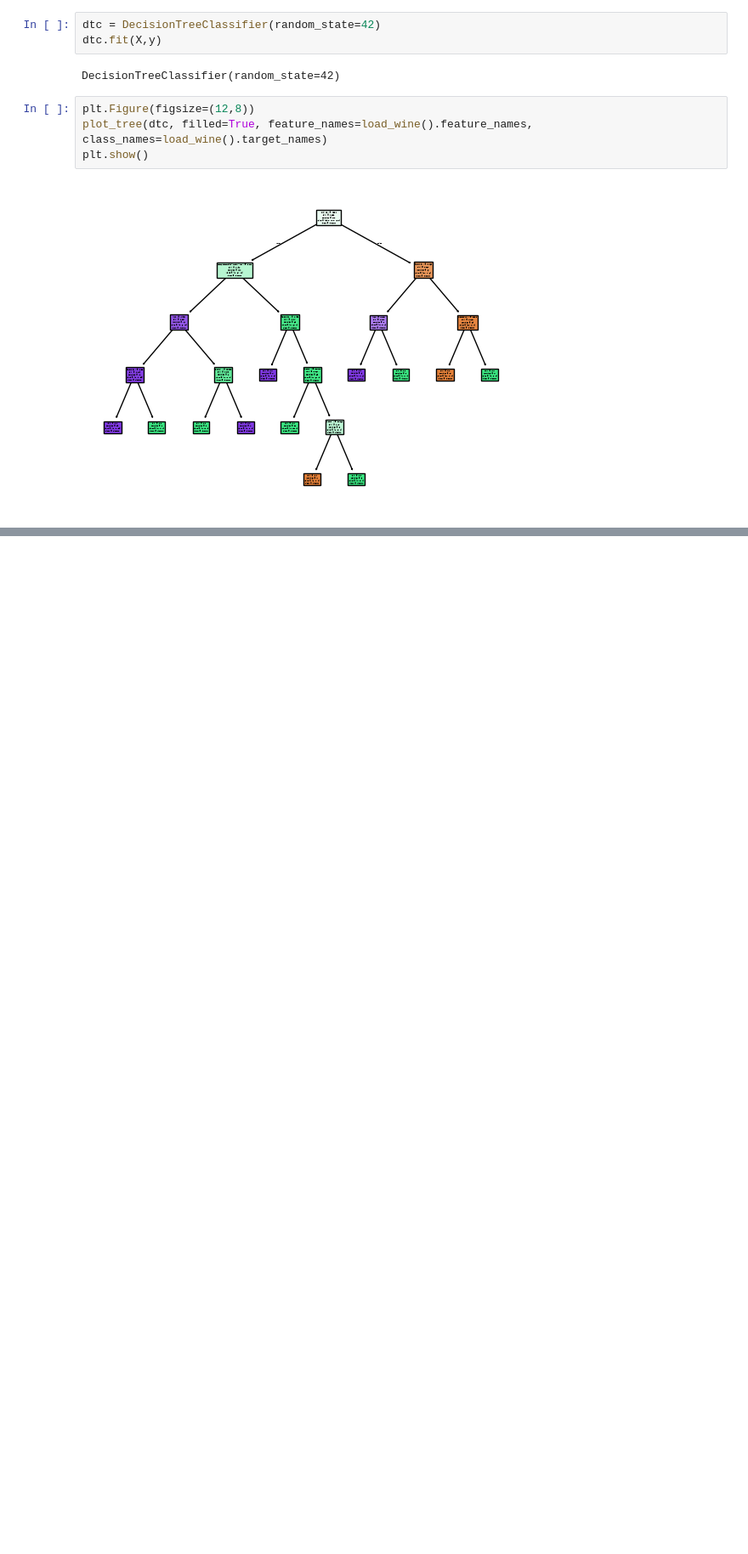
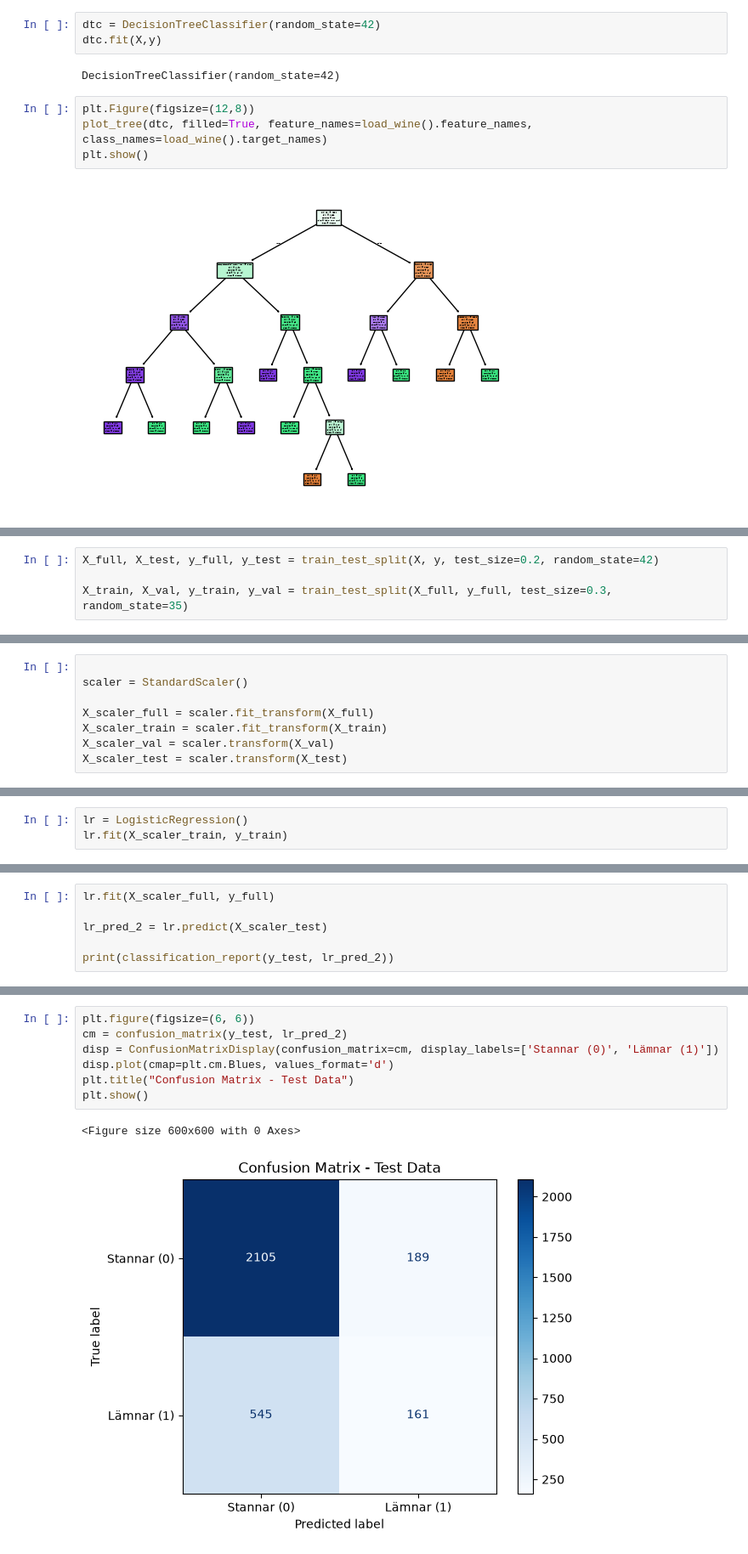
Before and after one commit to M-Renberg/Artificiell-intelligense-course-part-1, a Jupyter notebook: koduppfit4.ipynb, the cells around one changed output, grey strips where cells are left out. Shown at 85% size. Cells and saved outputs as stored; diff of their text form; blank space fills up the shorter version.

```diff
--- a/koduppfit4.ipynb
+++ b/koduppfit4.ipynb
@@ -53,0 +120,4 @@ plt.show()
+# %%
+X_full, X_test, y_full, y_test = train_test_split(X, y, test_size=0.2, random_state=42)
+
+X_train, X_val, y_train, y_val = train_test_split(X_full, y_full, test_size=0.3, random_state=35)
@@ -53,0 +126,8 @@ plt.show()
+# %%
+
+scaler = StandardScaler()
+
+X_scaler_full = scaler.fit_transform(X_full)
+X_scaler_train = scaler.fit_transform(X_train)
+X_scaler_val = scaler.transform(X_val)
+X_scaler_test = scaler.transform(X_test)
@@ -53,0 +136,3 @@ plt.show()
+# %%
+lr = LogisticRegression()
+lr.fit(X_scaler_train, y_train)
@@ -53,0 +150,6 @@ plt.show()
+# %%
+lr.fit(X_scaler_full, y_full)
+
+lr_pred_2 = lr.predict(X_scaler_test)
+
+print(classification_report(y_test, lr_pred_2))
@@ -53,0 +165,10 @@ plt.show()
+# %%
+plt.figure(figsize=(6, 6))
+cm = confusion_matrix(y_test, lr_pred_2)
+disp = ConfusionMatrixDisplay(confusion_matrix=cm, display_labels=['Stannar (0)', 'Lämnar (1)'])
+disp.plot(cmap=plt.cm.Blues, values_format='d')
+plt.title("Confusion Matrix - Test Data")
+plt.show()
+# %% [output]
+<Figure size 600x600 with 0 Axes>
+[figure, added]
```
Also changed, not shown: parts of 14 cells of this notebook.
